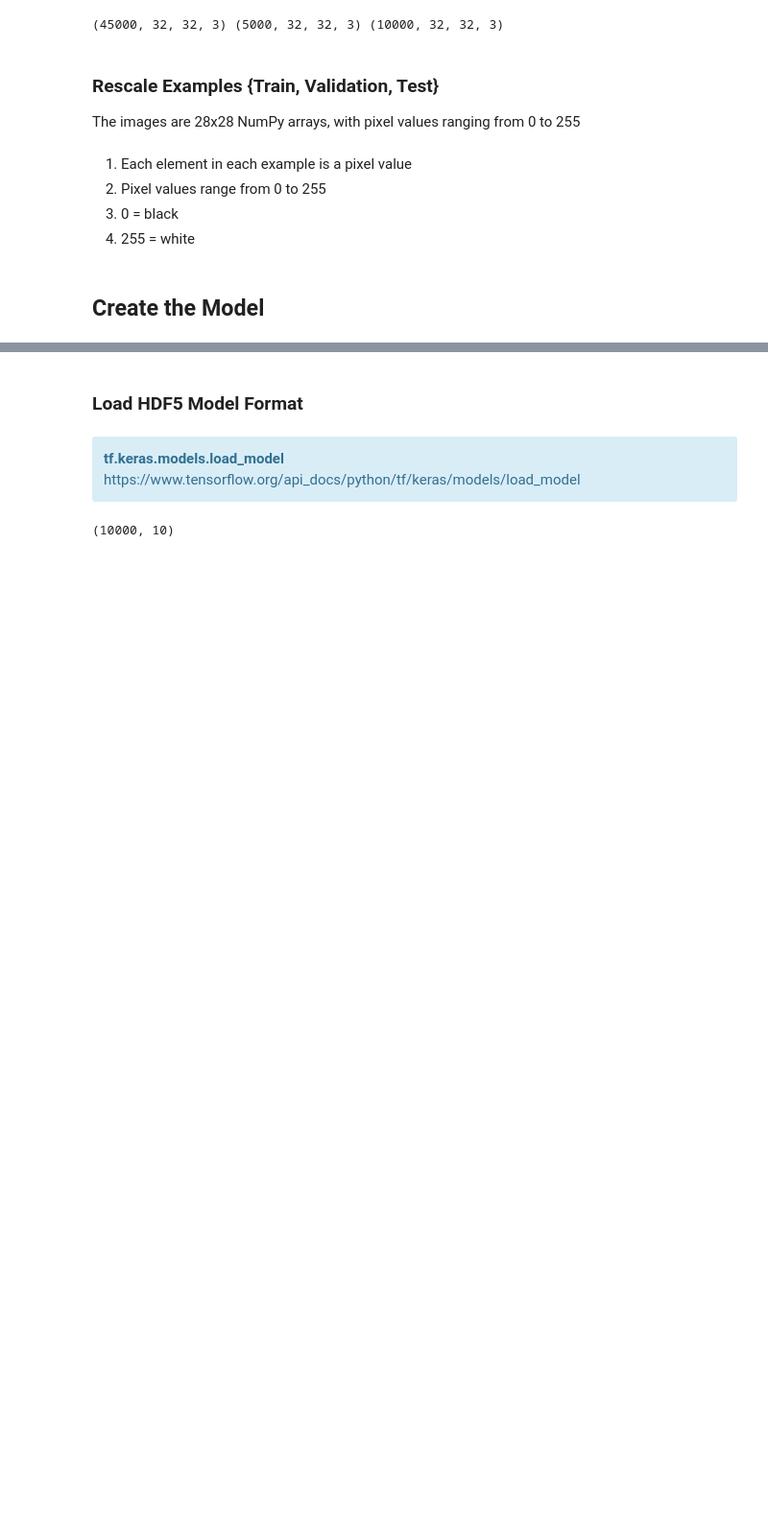
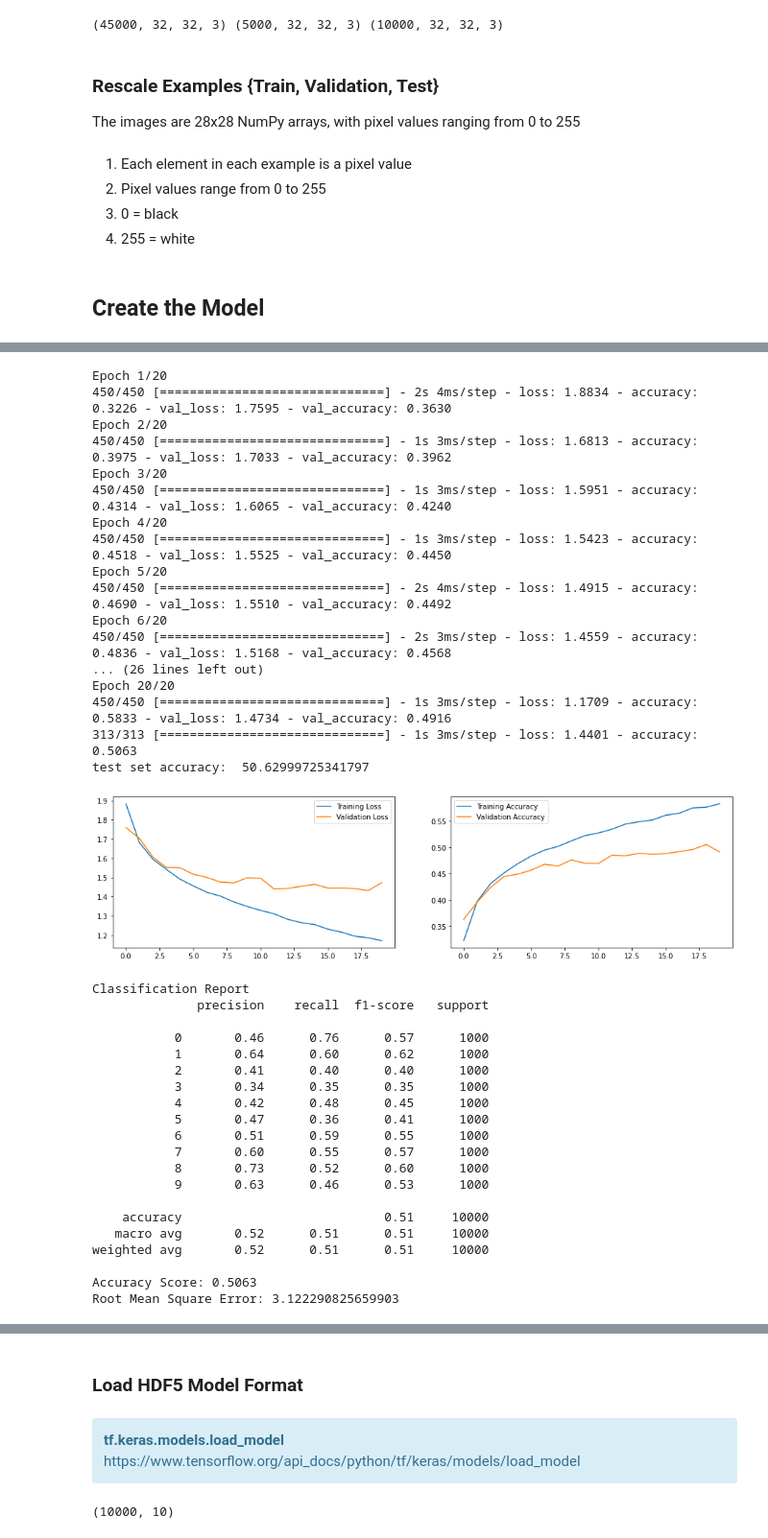
Before and after one commit to xixilili/MSDS_458_Public, a Jupyter notebook: MSDS458_Assignment_02/MSDS458_Assignment_02_Experiments.ipynb, the cells around one changed output, grey strips where cells are left out. Shown at 96% size. Drawn from its saved outputs; the diff is of its cells as text; code cells hidden in the pictures; blank space fills up the shorter version.

```diff
--- a/MSDS458_Assignment_02/MSDS458_Assignment_02_Experiments.ipynb
+++ b/MSDS458_Assignment_02/MSDS458_Assignment_02_Experiments.ipynb
@@ -434,0 +391,9 @@ plot_confusion_matrix(y_test,pred1)
+# %%
+model2 = models.Sequential()
+model2.add(layers.InputLayer(input_shape=(32, 32, 3)))
+model2.add(layers.Flatten(name ='flatten'))
+model2.add(layers.Dense(name = "hidden_layer",units=384, activation=tf.nn.relu))
+model2.add(layers.Dense(name = "hidden_layer2",units=384, activation=tf.nn.relu))
+model2.add(layers.Dense(name = "output_layer",units=10, activation=tf.nn.softmax))
+
+model2.summary()
@@ -434,0 +418,41 @@ plot_confusion_matrix(y_test,pred1)
+# %%
+compile_train_plot_model(model2)
+# %% [output]
+Epoch 1/20
+450/450 [==============================] - 2s 4ms/step - loss: 1.8834 - accuracy: 0.3226 - val_loss: 1.7595 - val_accuracy: 0.3630
+Epoch 2/20
+450/450 [==============================] - 1s 3ms/step - loss: 1.6813 - accuracy: 0.3975 - val_loss: 1.7033 - val_accuracy: 0.3962
+Epoch 3/20
+450/450 [==============================] - 1s 3ms/step - loss: 1.5951 - accuracy: 0.4314 - val_loss: 1.6065 - val_accuracy: 0.4240
+Epoch 4/20
+450/450 [==============================] - 1s 3ms/step - loss: 1.5423 - accuracy: 0.4518 - val_loss: 1.5525 - val_accuracy: 0.4450
+Epoch 5/20
+450/450 [==============================] - 2s 4ms/step - loss: 1.4915 - accuracy: 0.4690 - val_loss: 1.5510 - val_accuracy: 0.4492
+Epoch 6/20
+450/450 [==============================] - 2s 3ms/step - loss: 1.4559 - accuracy: 0.4836 - val_loss: 1.5168 - val_accuracy: 0.4568
+... (26 lines left out)
+Epoch 20/20
+450/450 [==============================] - 1s 3ms/step - loss: 1.1709 - accuracy: 0.5833 - val_loss: 1.4734 - val_accuracy: 0.4916
+313/313 [==============================] - 1s 3ms/step - loss: 1.4401 - accuracy: 0.5063
+test set accuracy:  50.62999725341797
+[figure, added]
+Classification Report
+              precision    recall  f1-score   support
+
+           0       0.46      0.76      0.57      1000
+           1       0.64      0.60      0.62      1000
+           2       0.41      0.40      0.40      1000
+           3       0.34      0.35      0.35      1000
+           4       0.42      0.48      0.45      1000
+           5       0.47      0.36      0.41      1000
+           6       0.51      0.59      0.55      1000
+           7       0.60      0.55      0.57      1000
+           8       0.73      0.52      0.60      1000
+           9       0.63      0.46      0.53      1000
+
+    accuracy                           0.51     10000
+   macro avg       0.52      0.51      0.51     10000
+weighted avg       0.52      0.51      0.51     10000
+
+Accuracy Score: 0.5063
+Root Mean Square Error: 3.122290825659903
```
Also changed, not shown: parts of 45 cells of this notebook.
